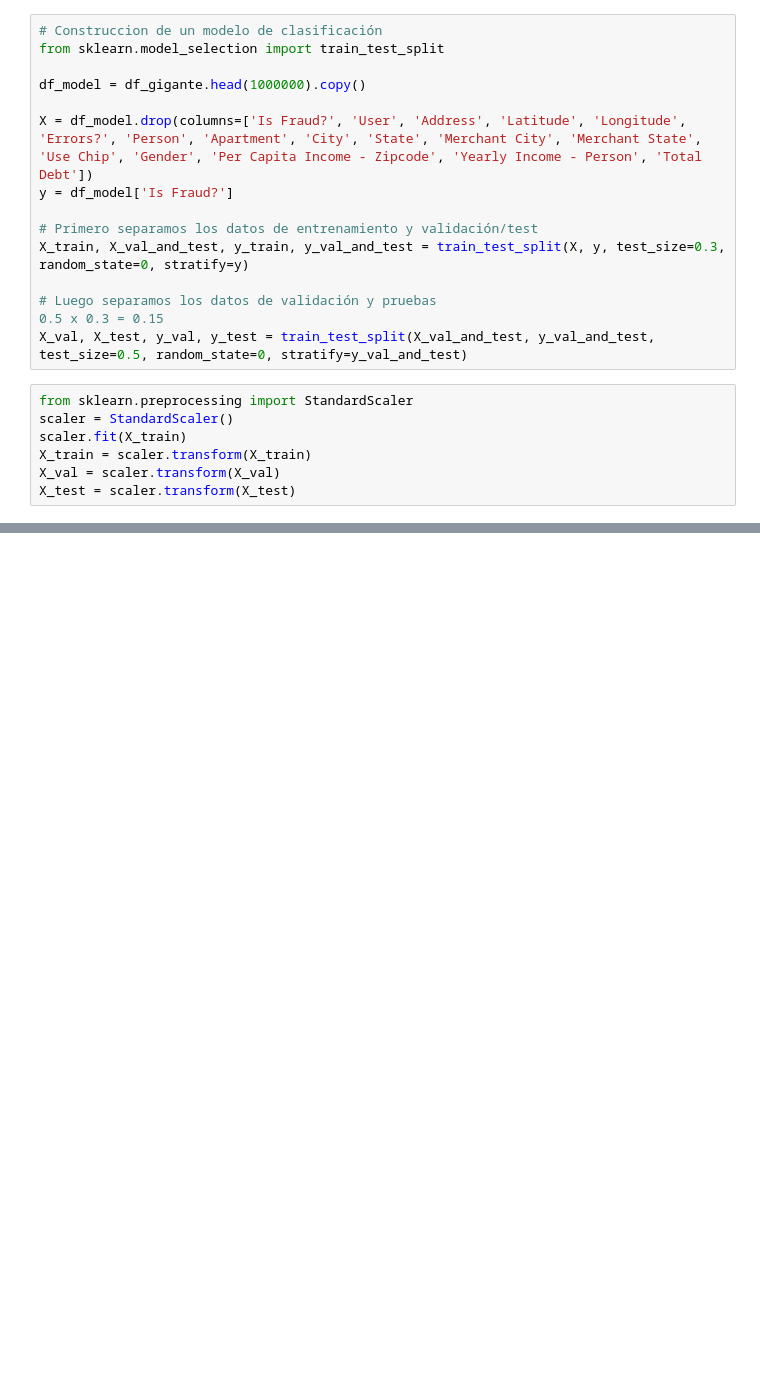
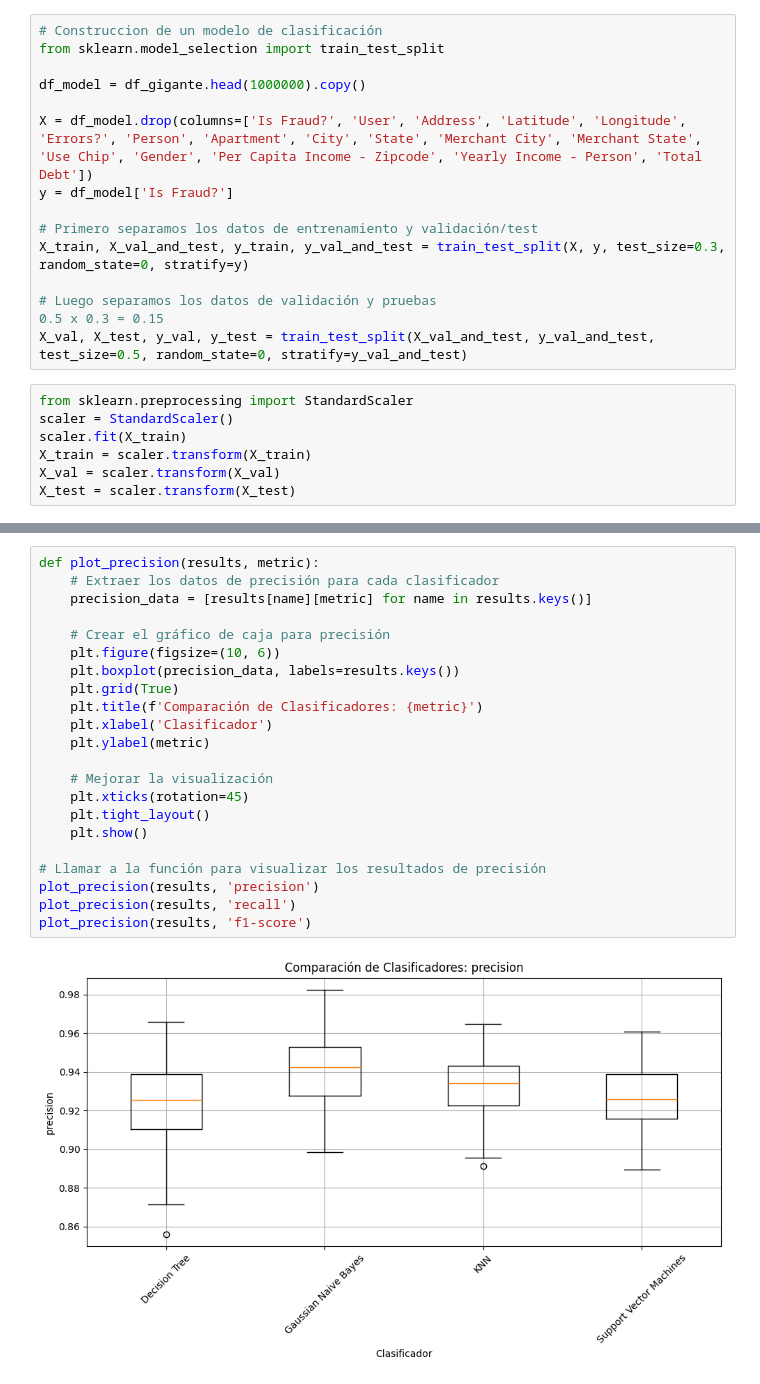
Before and after one commit to AlePatata/Proyecto-Mineros, a Jupyter notebook: EDA2.ipynb, the cells around one changed output, grey strips where cells are left out. Cells and saved outputs as stored; diff of their text form; blank space fills up the shorter version.

Commit message:
eleccion de clasificador

```diff
--- a/EDA2.ipynb
+++ b/EDA2.ipynb
@@ -486,0 +460,24 @@ weighted avg       1.00      1.00      1.00    150000
+# %%
+def plot_precision(results, metric):
+    # Extraer los datos de precisión para cada clasificador
+    precision_data = [results[name][metric] for name in results.keys()]
+
+    # Crear el gráfico de caja para precisión
+    plt.figure(figsize=(10, 6))
+    plt.boxplot(precision_data, labels=results.keys())
+    plt.grid(True)
+    plt.title(f'Comparación de Clasificadores: {metric}')
+    plt.xlabel('Clasificador')
+    plt.ylabel(metric)
+
+    # Mejorar la visualización
+    plt.xticks(rotation=45)
+    plt.tight_layout()
+    plt.show()
+
+# Llamar a la función para visualizar los resultados de precisión
+plot_precision(results, 'precision')
+plot_precision(results, 'recall')
+plot_precision(results, 'f1-score')
+# %% [output]
+[figure, added]
```
Also changed, not shown: parts of 8 cells of this notebook, 1 other file.
